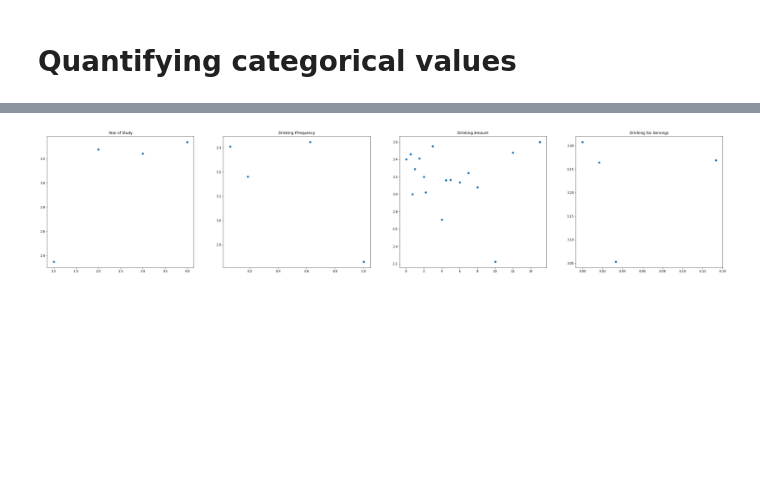
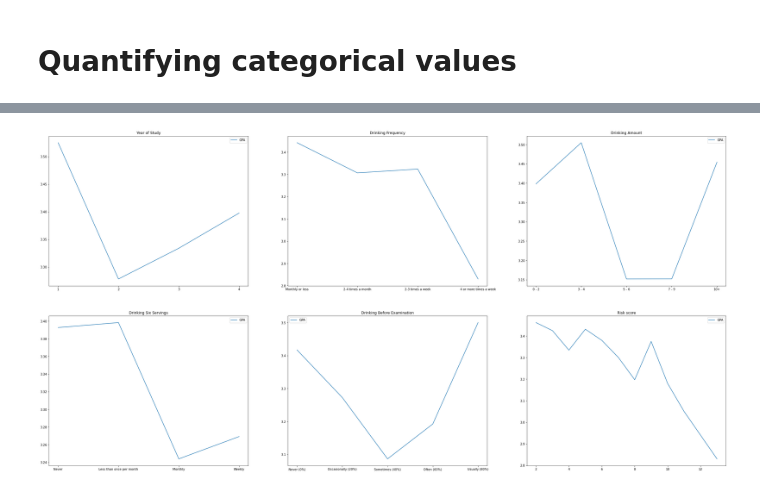
Before and after one commit to nicktanryo/gecc-fyp, a Jupyter notebook: analysis.ipynb, the cells around one changed output, grey strips where cells are left out. Saved outputs shown, nothing was run; the diff lists cells and outputs as text; code cells hidden in the pictures; blank space fills up the shorter version.

Commit message:
change analysis method

```diff
--- a/analysis.ipynb
+++ b/analysis.ipynb
@@ -3,13 +3,10 @@
 import numpy as np
 import pandas as pd
 import matplotlib.pyplot as plt
+from sklearn import linear_model
 
 # analysis parameters
-data_file = "GECC\ FYP\ Survey.csv"
-
-DRINKING_CONSUMPTION_LIGHT = 1
-DRINKING_CONSUMPTION_MEDIUM = 3
-DRINKING_CONSUMPTION_HEAVY = 15
+data_file = "GECC FYP Survey.csv"
 # %%
 # setup dataframe
 
@@ -55,7 +52,7 @@ df.drop(columns=["nationality_current", "nationality_extra"], inplace=True)
 
 # filter based on valid response
 df = df.loc[ df["attention_test"] == "Italian 義式" ]
-# df = df.loc[ df["gpa"] > 1 ]
+df = df.loc[ df["gpa"] > 1 ]
 df = df.loc[ (df.drinking_consumption_amount == 0) | ~(df.drinking_frequency == "Never 從來不飲用") ]
 df = df.loc[ ~(df["university"] == "UCL") ]
 
@@ -344,0 +320,10 @@ Name: gpa, dtype: float64
+# %%
+df_drinker_quantified.year_of_study = pd.to_numeric(df_drinker_quantified.year_of_study)
+df_drinker_quantified.drinking_frequency_score = pd.to_numeric(df_drinker_quantified.drinking_frequency_score)
+df_drinker_quantified.drinking_consumption_amount_score = pd.to_numeric(df_drinker_quantified.drinking_consumption_amount_score)
+df_drinker_quantified.drinking_frequency_six_servings_score = pd.to_numeric(df_drinker_quantified.drinking_frequency_six_servings_score)
+df_drinker_quantified.drinking_frequency_before_examination_score = pd.to_numeric(df_drinker_quantified.drinking_frequency_before_examination_score)
+df_drinker_quantified.activity_1 = pd.to_numeric(df_drinker_quantified.activity_1)
+df_drinker_quantified.activity_2 = pd.to_numeric(df_drinker_quantified.activity_2)
+
+attribute_correlation = df_drinker_quantified.corr(method='pearson')
@@ -345,7 +342,13 @@ Name: gpa, dtype: float64
 # %%
-df_drinker_quantified_normalized = (df_drinker_quantified - df_drinker_quantified.min()) / (df_drinker_quantified.max() - df_drinker_quantified.min())
+regression_attribute = [
+    "year_of_study", "drinking_frequency_score", "drinking_consumption_amount_score", "drinking_frequency_six_servings_score", "drinking_frequency_before_examination_score", "risk_score",
+    "gpa", "activity_1", "activity_2", "academic_achievements", "professional_examinations"
+]
 
-x_columns = ["year_of_study", "drinking_frequency", "drinking_consumption_amount", "drinking_frequency_six_servings"]
+df_drinker_quantified_regression = df_drinker_quantified[regression_attribute]
+df_drinker_quantified_normalized = (df_drinker_quantified_regression - df_drinker_quantified_regression.min()) / (df_drinker_quantified_regression.max() - df_drinker_quantified_regression.min())
+
+x_columns = ["year_of_study", "drinking_frequency_score", "drinking_consumption_amount_score", "drinking_frequency_six_servings_score", "drinking_frequency_before_examination_score", "risk_score"]
 
 # gpa
 linear_regression_gpa = linear_model.LinearRegression()
@@ -353,31 +356,72 @@ linear_regression_gpa.fit(df_drinker_quantified[x_columns], df_drinker_quantifie
 print(linear_regression_gpa.intercept_)
 print(linear_regression_gpa.coef_)
 
-plt.figure(figsize=(40, 8))
+plt.figure(figsize=(40, 20))
 
+# year of study
 gpa_group_by_year = df_drinker_quantified[["year_of_study", "gpa"]].groupby("year_of_study").mean().reset_index()
-plt_year = plt.subplot(1, 4, 1)
-plt_year = plt.scatter(gpa_group_by_year["year_of_study"], gpa_group_by_year["gpa"])
+plt_year = plt.subplot(2, 3, 1)
+plt.plot(gpa_group_by_year["year_of_study"], gpa_group_by_year["gpa"], label="GPA")
 plt.title("Year of Study")
+plt.legend()
+plt.xticks([1, 2, 3, 4])
 
 # freq
-gpa_group_by_freq = df_drinker_quantified[["drinking_frequency", "gpa"]].groupby("drinking_frequency").mean().reset_index()
-plt_freq = plt.subplot(1, 4, 2)
-plt_freq = plt.scatter(gpa_group_by_freq["drinking_frequency"], gpa_group_by_freq["gpa"])
-plt.title("Drinking Ffrequency")
+gpa_group_by_freq = df_drinker_quantified[["drinking_frequency_score", "gpa"]].groupby("drinking_frequency_score").mean().reset_index()
+plt_freq = plt.subplot(2, 3, 2)
+plt_freq = plt.plot([
+    "Monthly or less",
+    "2-4 times a month",
+    "2-3 times a week",
+    "4 or more times a week"
+], gpa_group_by_freq["gpa"], label="GPA")
+plt.title("Drinking Frequency")
+
 
 # amount
-gpa_group_by_amount = df_drinker_quantified[["drinking_consumption_amount", "gpa"]].groupby("drinking_consumption_amount").mean().reset_index()
-plt_amount = plt.subplot(1, 4, 3)
-plt_amount = plt.scatter(gpa_group_by_amount["drinking_consumption_amount"], gpa_group_by_amount["gpa"])
+gpa_group_by_amount = df_drinker_quantified[["drinking_consumption_amount_score", "gpa"]].groupby("drinking_consumption_amount_score").mean().reset_index()
+plt_amount = plt.subplot(2, 3, 3)
+plt_amount = plt.plot([
+    "0 - 2",
+    "3 - 4",
+    "5 - 6",
+    "7 - 9",
+    "10+"
+], gpa_group_by_amount["gpa"], label="GPA")
 plt.title("Drinking Amount")
-
+plt.legend()
 
 # drinking_frequency_six_servings
-gpa_group_by_six_servings = df_drinker_quantified[["drinking_frequency_six_servings", "gpa"]].groupby("drinking_frequency_six_servings").mean().reset_index()
-plt_six_servings = plt.subplot(1, 4, 4)
-plt_six_servings = plt.scatter(gpa_group_by_six_servings["drinking_frequency_six_servings"], gpa_group_by_six_servings["gpa"])
+gpa_group_by_six_servings = df_drinker_quantified[["drinking_frequency_six_servings_score", "gpa"]].groupby("drinking_frequency_six_servings_score").mean().reset_index()
+plt_six_servings = plt.subplot(2, 3, 4)
+plt_six_servings = plt.plot([
+        "Never",
+        "Less than once per month",
+        "Monthly",
+        "Weekly",
+], gpa_group_by_six_servings["gpa"], label="GPA")
 plt.title("Drinking Six Servings")
+plt.legend()
+
+# Drinking frequency before exam
+gpa_group_drinking_before_exam = df_drinker_quantified[["drinking_frequency_before_examination_score", "gpa"]].groupby("drinking_frequency_before_examination_score").mean().reset_index()
+plt_before_exam = plt.subplot(2, 3, 5)
+plt_before_exam = plt.plot([
+        "Never (0%)",
+        "Occasionally (20%)",
+        "Sometimes (40%)",
+        "Often (60%)",
+        "Usually (80%)",
+], gpa_group_drinking_before_exam["gpa"], label="GPA")
+plt.title("Drinking Before Examination")
+plt.legend()
+
+# Risk score
+gpa_group_by_risk_score = df_drinker_quantified[["risk_score", "gpa"]].groupby("risk_score").mean().reset_index()
+plt_risk_score = plt.subplot(2, 3, 6)
+plt_risk_score = plt.plot(gpa_group_by_risk_score["risk_score"], gpa_group_by_risk_score["gpa"], label="GPA")
+plt.title("Risk score")
+plt.legend()
 
 plt.show()
 # %% [output]
@@ -386 +430 @@ plt.show()
-[figure, old version]
+[figure, new version]
```
Also changed, not shown: parts of 25 cells of this notebook.
